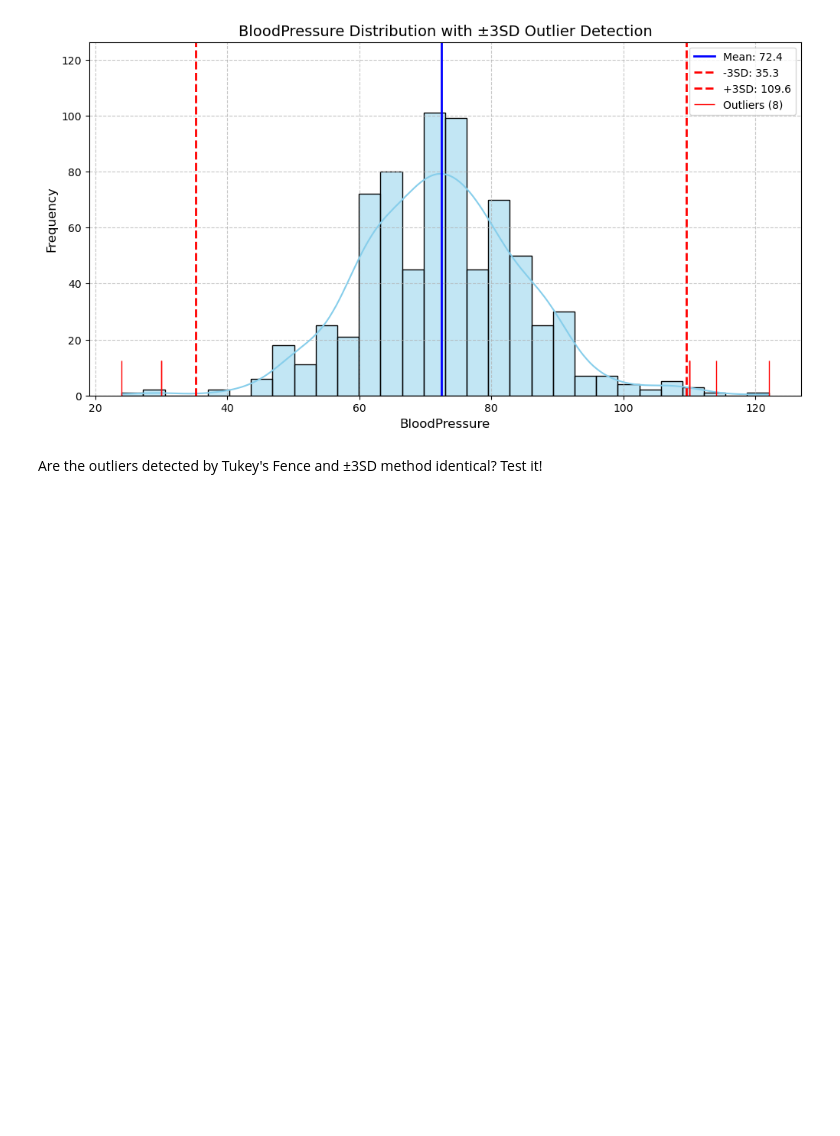
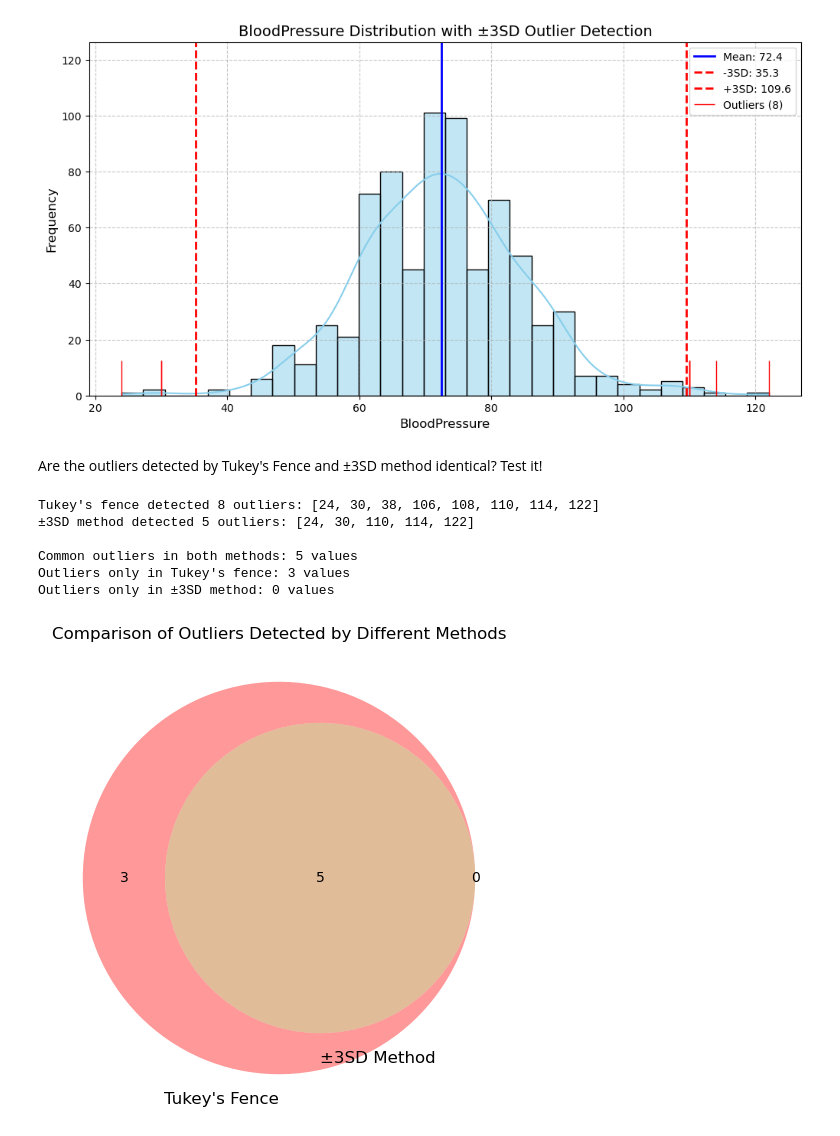
Before and after one commit to m-schulte-althoff/Applied-Analytics, a Jupyter notebook: 01_Monday/session1codingbreak3.ipynb, the cells around one changed output. Drawn from its saved outputs; the diff is of its cells as text; code cells hidden in the pictures; blank space fills up the shorter version.

```diff
--- a/01_Monday/session1codingbreak3.ipynb
+++ b/01_Monday/session1codingbreak3.ipynb
@@ -147,3 +147,37 @@ Outlier values:
 [figure]
 # %% [markdown]
 Are the outliers detected by Tukey's Fence and ±3SD method identical? Test it!
+# %%
+from matplotlib_venn import venn2
+
+# Compare outliers detected by both methods
+tukey_outliers = set(outliers['BloodPressure'])
+sd3_outliers = set(outliers_3sd['BloodPressure'])
+
+# Calculate common and unique outliers
+common_outliers = tukey_outliers.intersection(sd3_outliers)
+only_tukey = tukey_outliers - sd3_outliers
+only_sd3 = sd3_outliers - tukey_outliers
+
+# Display comparison
+print(f"Tukey's fence detected {len(tukey_outliers)} outliers: {sorted(tukey_outliers)}")
+print(f"±3SD method detected {len(sd3_outliers)} outliers: {sorted(sd3_outliers)}")
+print(f"\nCommon outliers in both methods: {len(common_outliers)} values")
+print(f"Outliers only in Tukey's fence: {len(only_tukey)} values")
+print(f"Outliers only in ±3SD method: {len(only_sd3)} values")
+
+# Visualize the comparison with a Venn diagram
+
+plt.figure(figsize=(10, 6))
+venn2(subsets=(len(only_tukey), len(only_sd3), len(common_outliers)),
+    set_labels=("Tukey's Fence", "±3SD Method"))
+plt.title("Comparison of Outliers Detected by Different Methods")
+plt.show()
+# %% [output]
+Tukey's fence detected 8 outliers: [24, 30, 38, 106, 108, 110, 114, 122]
+±3SD method detected 5 outliers: [24, 30, 110, 114, 122]
+
+Common outliers in both methods: 5 values
+Outliers only in Tukey's fence: 3 values
+Outliers only in ±3SD method: 0 values
+[figure, added]
```
Also changed, not shown: 3 other files.
